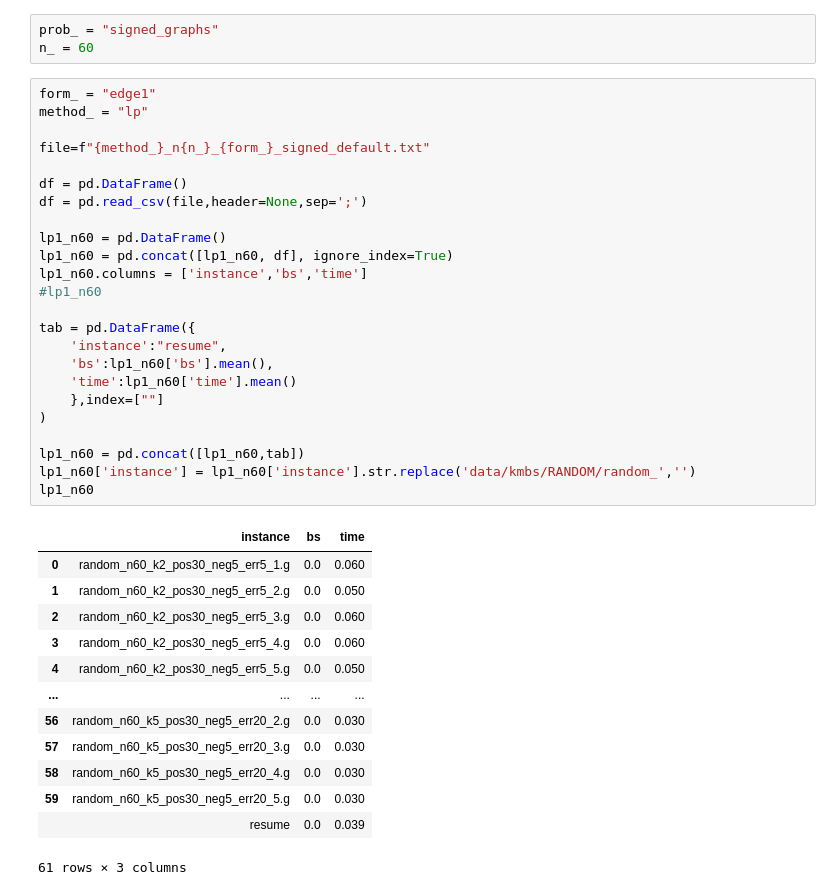
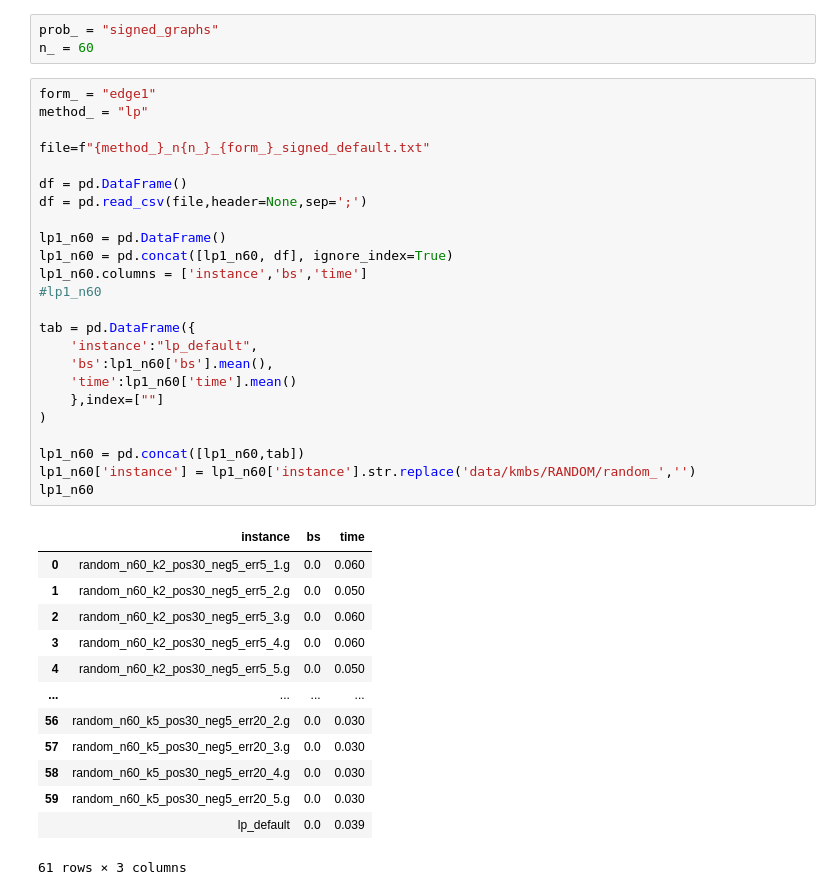
Before and after one commit to jesusossian/edge_signed_graph, a Jupyter notebook: result/n60_edge1_signed.ipynb, the cells around one changed output. Saved outputs shown, nothing was run; the diff lists cells and outputs as text.

```diff
--- a/result/n60_edge1_signed.ipynb
+++ b/result/n60_edge1_signed.ipynb
@@ -14,35 +14,35 @@ file=f"{method_}_n{n_}_{form_}_signed_default.txt"
 
 df = pd.DataFrame()
 df = pd.read_csv(file,header=None,sep=';')
 
 lp1_n60 = pd.DataFrame()
 lp1_n60 = pd.concat([lp1_n60, df], ignore_index=True)
 lp1_n60.columns = ['instance','bs','time']
 #lp1_n60
 
 tab = pd.DataFrame({
-    'instance':"resume",
+    'instance':"lp_default",
     'bs':lp1_n60['bs'].mean(),
     'time':lp1_n60['time'].mean()
     },index=[""]
 )
 
 lp1_n60 = pd.concat([lp1_n60,tab])
 lp1_n60['instance'] = lp1_n60['instance'].str.replace('data/kmbs/RANDOM/random_','')
 lp1_n60
 # %% [output]
 |  | instance | bs | time |
 | 0 | random_n60_k2_pos30_neg5_err5_1.g | 0.0 | 0.060 |
 | 1 | random_n60_k2_pos30_neg5_err5_2.g | 0.0 | 0.050 |
 | 2 | random_n60_k2_pos30_neg5_err5_3.g | 0.0 | 0.060 |
 | 3 | random_n60_k2_pos30_neg5_err5_4.g | 0.0 | 0.060 |
 | 4 | random_n60_k2_pos30_neg5_err5_5.g | 0.0 | 0.050 |
 | ... | ... | ... | ... |
 | 56 | random_n60_k5_pos30_neg5_err20_2.g | 0.0 | 0.030 |
 | 57 | random_n60_k5_pos30_neg5_err20_3.g | 0.0 | 0.030 |
 | 58 | random_n60_k5_pos30_neg5_err20_4.g | 0.0 | 0.030 |
 | 59 | random_n60_k5_pos30_neg5_err20_5.g | 0.0 | 0.030 |
-|  | resume | 0.0 | 0.039 |
+|  | lp_default | 0.0 | 0.039 |
 61 rows × 3 columns
 # %%
 form_ = "edge1"
```
Also changed, not shown: parts of 7 cells of this notebook, 2 other files.
